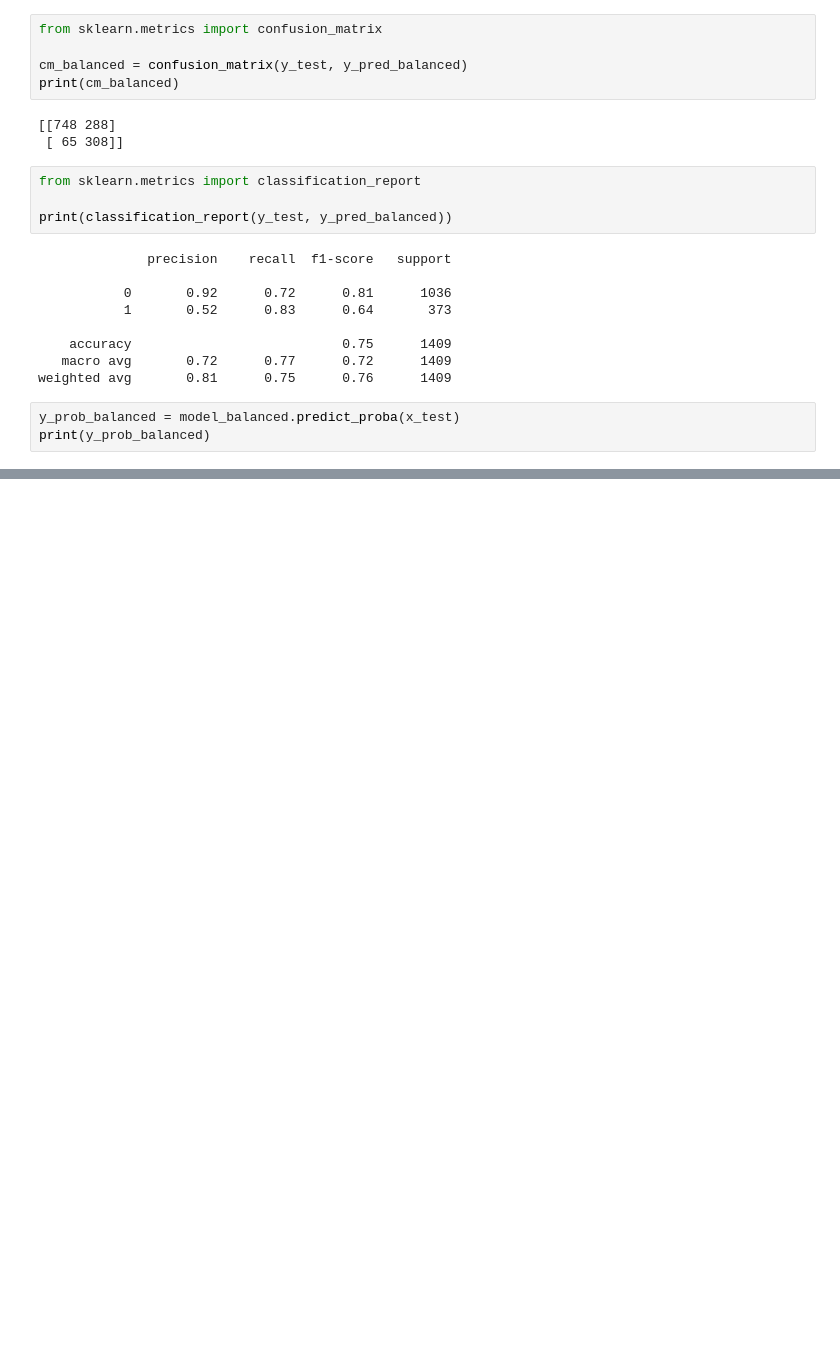
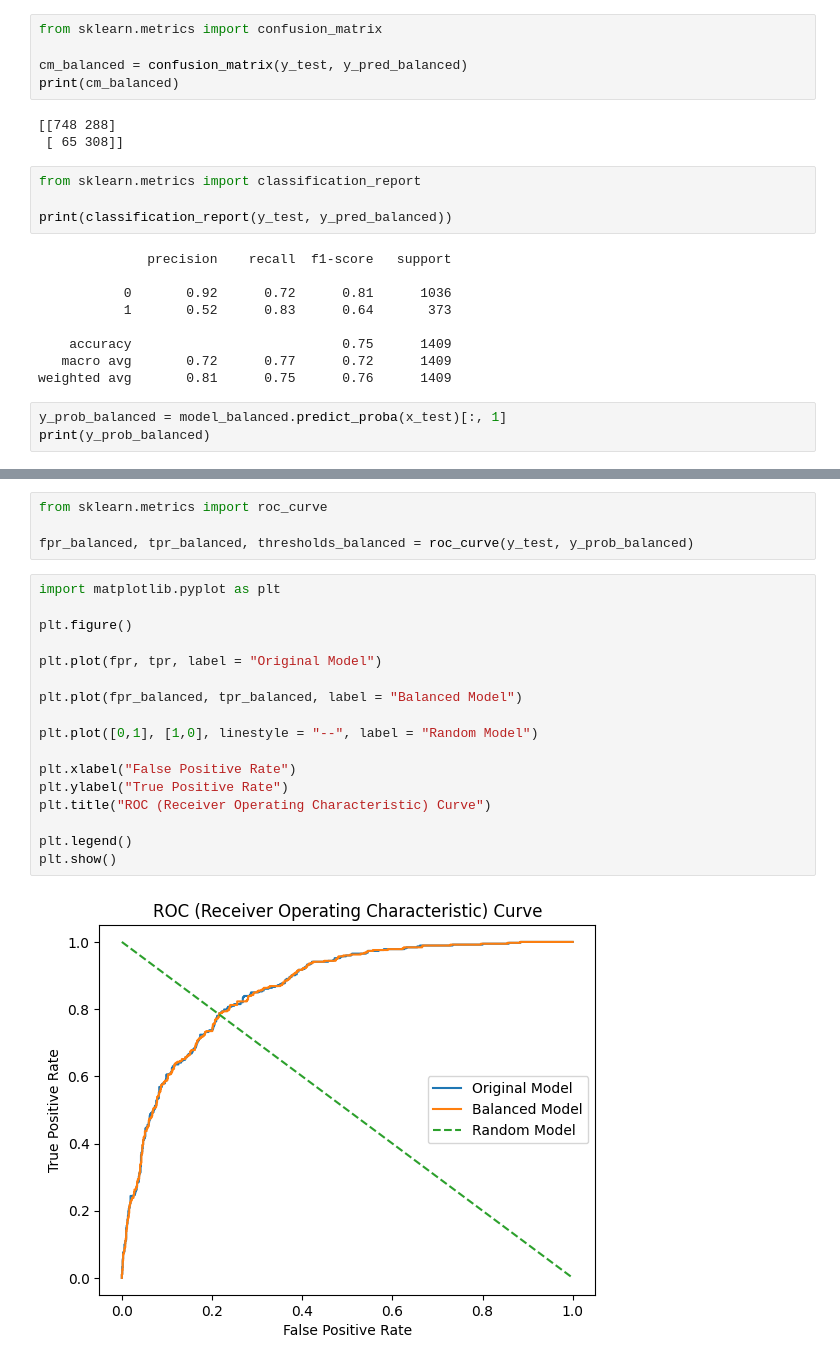
Before and after one commit to Vkdevnani/customer-churn-prediction, a Jupyter notebook: notebooks/eda.ipynb, the cells around one changed output, grey strips where cells are left out. Saved outputs shown, nothing was run; the diff lists cells and outputs as text; blank space fills up the shorter version.

Commit message:
Commit 6: Balanced model with Threshold tuning, ROC curve and AUC analysis

```diff
--- a/notebooks/eda.ipynb
+++ b/notebooks/eda.ipynb
@@ -336,6 +336,6 @@ print(classification_report(y_test, y_pred_balanced))
    macro avg       0.72      0.77      0.72      1409
 weighted avg       0.81      0.75      0.76      1409
 # %%
-y_prob_balanced = model_balanced.predict_proba(x_test)
+y_prob_balanced = model_balanced.predict_proba(x_test)[:, 1]
 print(y_prob_balanced)
 # %% [output]
@@ -348,0 +358,23 @@ print(y_prob_balanced)
+# %%
+from sklearn.metrics import roc_curve
+
+fpr_balanced, tpr_balanced, thresholds_balanced = roc_curve(y_test, y_prob_balanced)
+# %%
+import matplotlib.pyplot as plt
+
+plt.figure()
+
+plt.plot(fpr, tpr, label = "Original Model")
+
+plt.plot(fpr_balanced, tpr_balanced, label = "Balanced Model")
+
+plt.plot([0,1], [1,0], linestyle = "--", label = "Random Model")
+
+plt.xlabel("False Positive Rate")
+plt.ylabel("True Positive Rate")
+plt.title("ROC (Receiver Operating Characteristic) Curve")
+
+plt.legend()
+plt.show()
+# %% [output]
+[figure, added]
```
Also changed, not shown: parts of 3 cells of this notebook.
